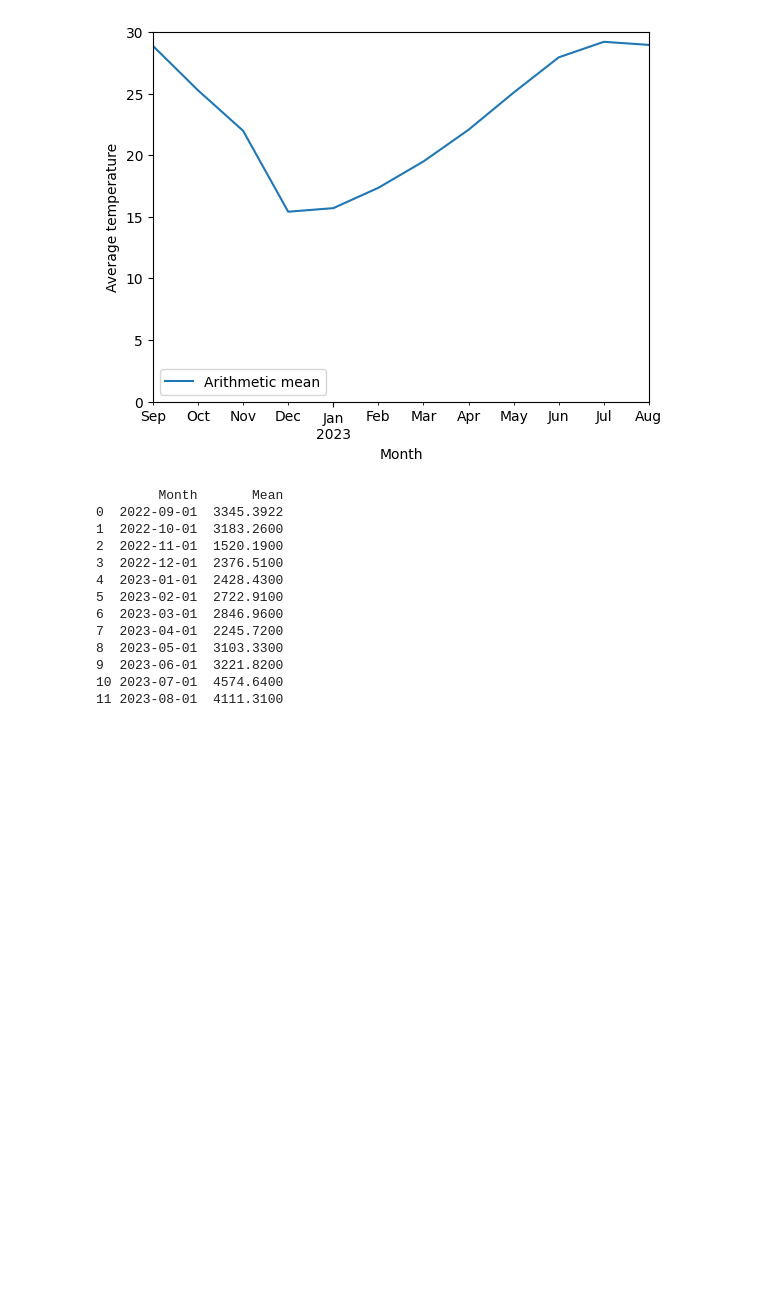
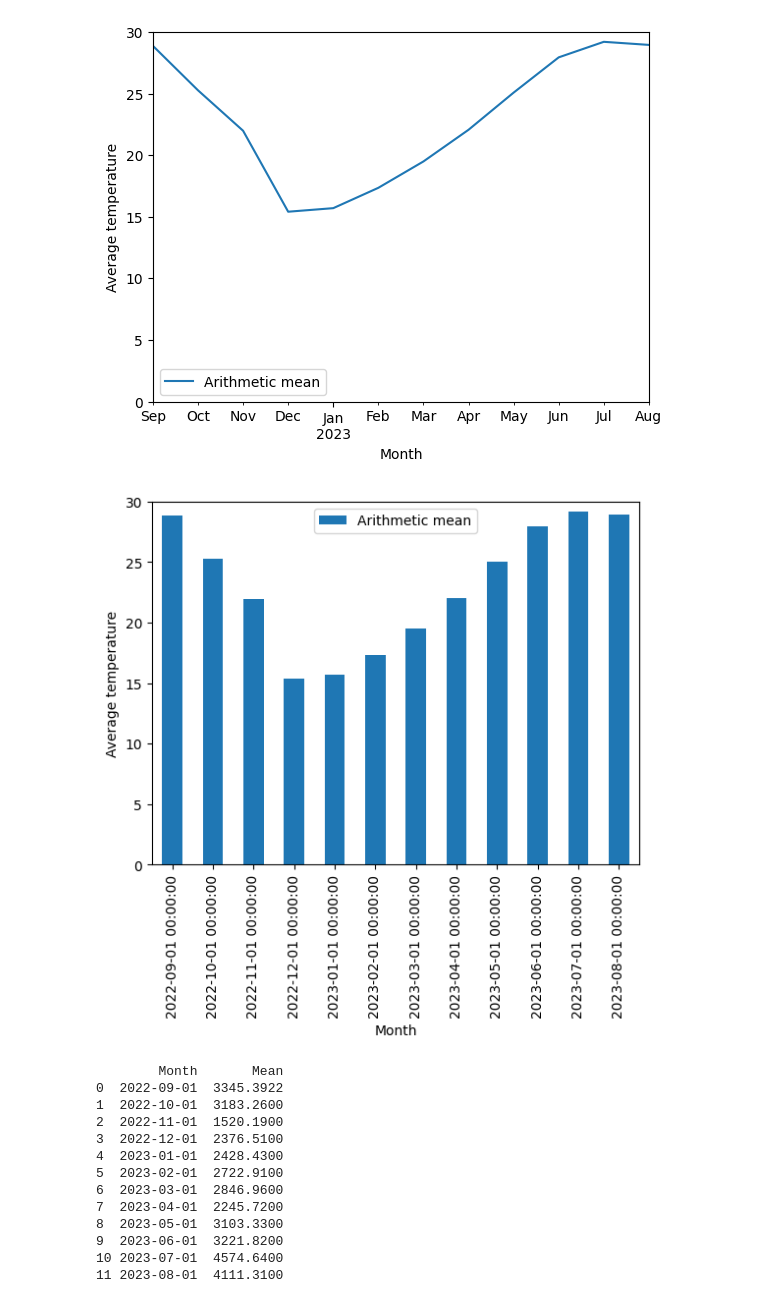
Before and after one commit to KangarooNick/FYP-Code, a Jupyter notebook: Meteorological Data/Plot graph for seasonal meteorological data.ipynb, the cells around one changed output. Saved outputs shown, nothing was run; the diff lists cells and outputs as text; code cells hidden in the pictures; blank space fills up the shorter version.

```diff
--- a/Meteorological Data/Plot graph for seasonal meteorological data.ipynb
+++ b/Meteorological Data/Plot graph for seasonal meteorological data.ipynb
@@ -30,4 +30,13 @@ plt.ylabel('Average temperature')
 plt.show()
 # %% [output]
 [figure]
+# %%
+#plot a bar chart
+data1.plot(x='Month', y='Arithmetic mean', kind='bar')
+plt.ylim(0, 30)
+plt.xlabel('Month')
+plt.ylabel('Average temperature')
+plt.show()
+# %% [output]
+[figure, added]
 # %%
```
Also changed, not shown: parts of 15 cells of this notebook, 18 other files.
